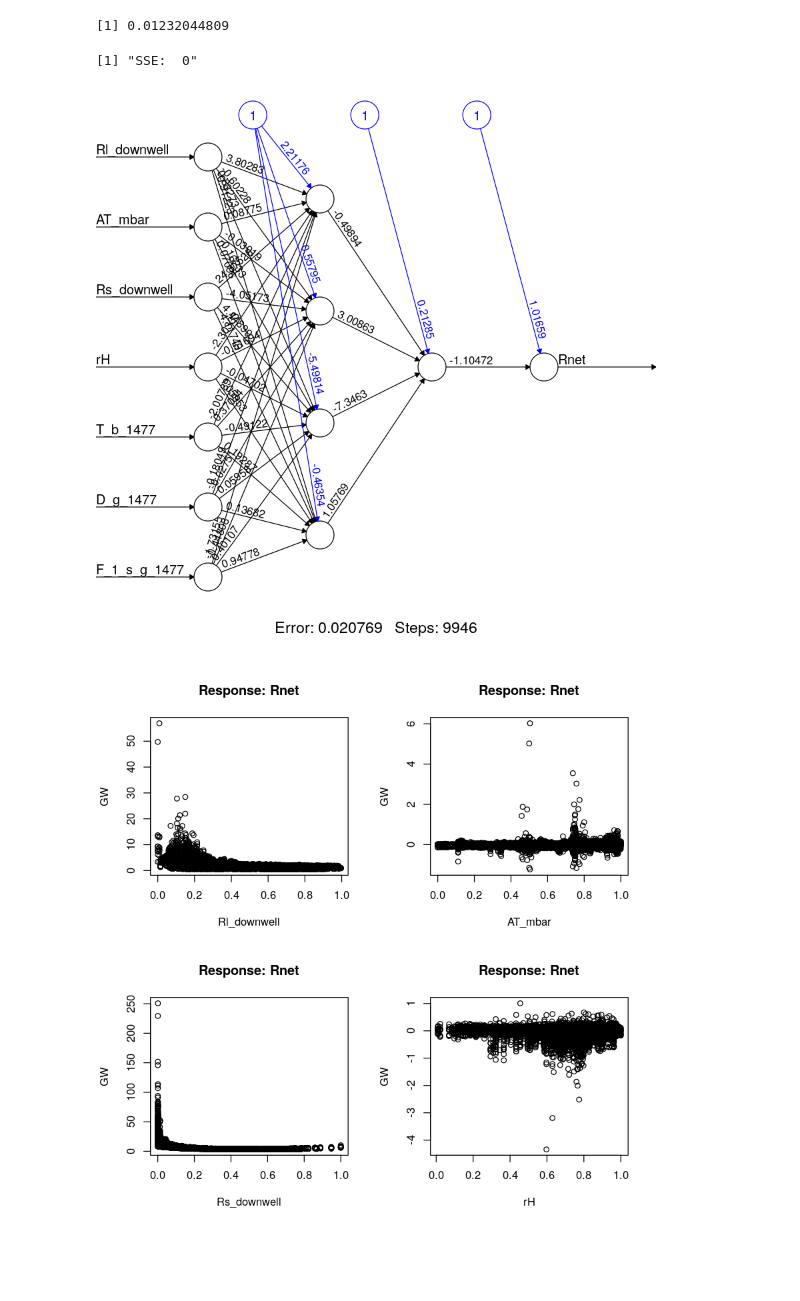
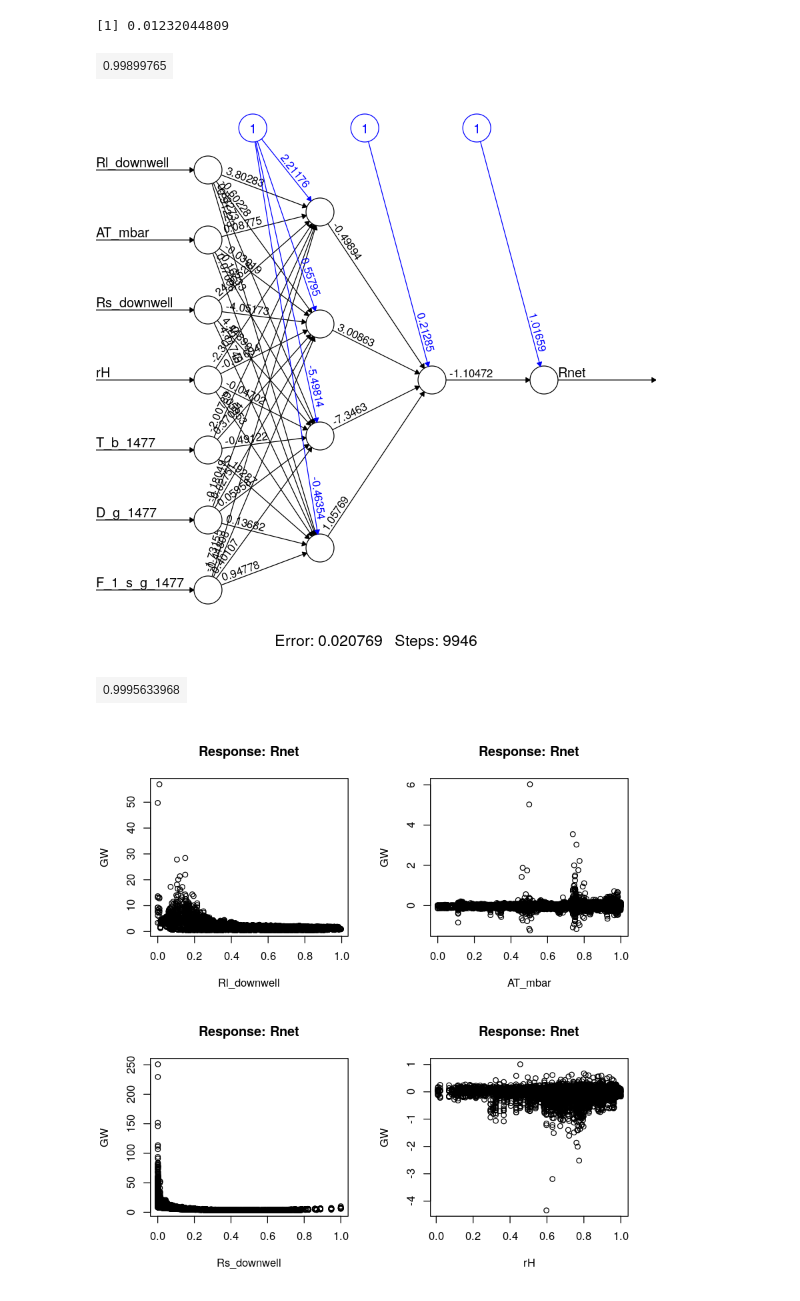
Before and after one commit to annefou/ANNMaster, a Jupyter notebook: notebooks/neuralnet_sensitivity_met_data.ipynb, the cells around one changed output. Cells and saved outputs as stored; diff of their text form; code cells hidden in the pictures; blank space fills up the shorter version.

Commit message:
added cor function to calculate correlation

```diff
--- a/notebooks/neuralnet_sensitivity_met_data.ipynb
+++ b/notebooks/neuralnet_sensitivity_met_data.ipynb
@@ -121,6 +147,11 @@ NN1_Test_SSE <- sum((Test_NN1_Output - sensiti_Data_Test[, 8])^2)/2
 NN1_Test_SSE
 # %% [output]
 [1] 0.01232044809
+# %%
+# cor to calculate the correlation between the two numeric vectors:
+cor(Test_NN1_Output,sensiti_Data_Test[, 8])
+# %% [output]
+| 0.99899765 |
 # %%
 # 2-Hidden Layers, Layer-1 4-neurons, Layer-2, 1-neuron
 # function
@@ -131,11 +162,15 @@ sensiti_NN2 <- neuralnet(Rnet~Rl_downwell+AT_mbar+Rs_downwell+rH+T_b_1477+D_g_14
 ## Test Error
 Test_NN2_Output <- compute(sensiti_NN2, sensiti_Data_Test[, 1:7])$net.result
 NN2_Test_SSE <- sum((Test_NN2_Output - sensiti_Data_Test[, 8])^2)/2
-
+NN2_Test_SSE
 plot(sensiti_NN2, rep = 'best')
 # %% [output]
-[1] "SSE:  0"
 [figure]
+# %%
+# cor to calculate the correlation between the two numeric vectors:
+cor(Test_NN2_Output,sensiti_Data_Test[, 8])
+# %% [output]
+| 0.9995633968 |
 # %%
 par(mfrow=c(2,2))
 gwplot(sensiti_NN2,selected.covariate="Rl_downwell")
```
Also changed, not shown: parts of 4 cells of this notebook.
